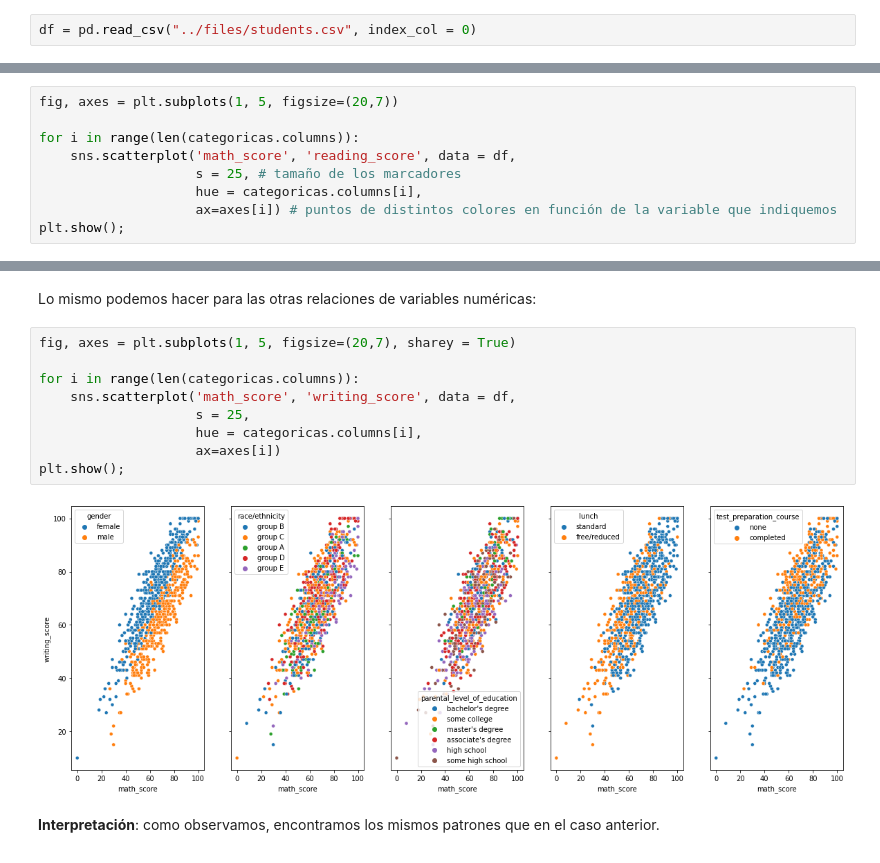
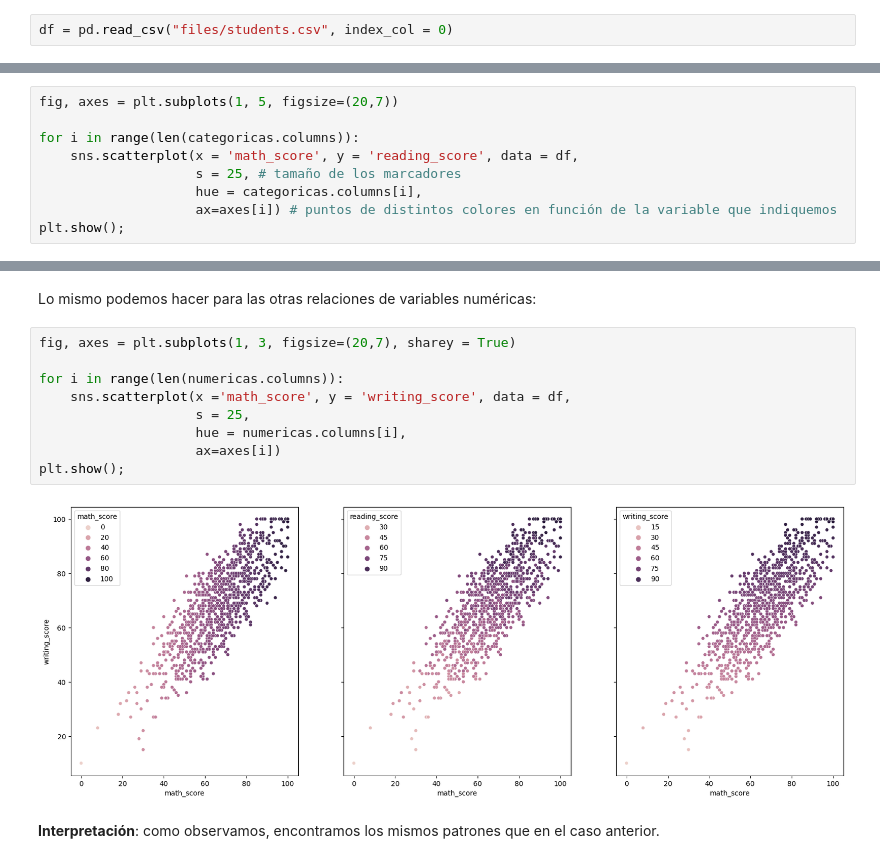
Before and after one commit to paulafuenteg/ejercicios_clase, a Jupyter notebook: EDA/EDA-III_Analisis-Exploratorio-Grafico.ipynb, the cells around one changed output, grey strips where cells are left out. Drawn from its saved outputs; the diff is of its cells as text.

```diff
--- a/EDA/EDA-III_Analisis-Exploratorio-Grafico.ipynb
+++ b/EDA/EDA-III_Analisis-Exploratorio-Grafico.ipynb
@@ -30,7 +30,7 @@ warnings.filterwarnings('ignore')
 # %% [markdown]
 En esta lección seguiremos trabajando con el *DataFrame* de datos de los estudiantes. Lo cargamos 👇🏽:
 # %%
-df = pd.read_csv("../files/students.csv", index_col = 0)
+df = pd.read_csv("files/students.csv", index_col = 0)
 # %%
 nuevas_columnas = {col: col.replace(" ", "_") for col in df.columns}
 df.rename(columns = nuevas_columnas, inplace = True)
@@ -100,7 +116,7 @@ plt.show();
 fig, axes = plt.subplots(1, 5, figsize=(20,7))
 
 for i in range(len(categoricas.columns)):
-    sns.scatterplot('math_score', 'reading_score', data = df,
+    sns.scatterplot(x = 'math_score', y = 'reading_score', data = df,
                     s = 25, # tamaño de los marcadores
                     hue = categoricas.columns[i],
                     ax=axes[i]) # puntos de distintos colores en función de la variable que indiquemos
@@ -112,16 +128,16 @@ plt.show();
 # %% [markdown]
 Lo mismo podemos hacer para las otras relaciones de variables numéricas:
 # %%
-fig, axes = plt.subplots(1, 5, figsize=(20,7), sharey = True)
+fig, axes = plt.subplots(1, 3, figsize=(20,7), sharey = True)
 
-for i in range(len(categoricas.columns)):
-    sns.scatterplot('math_score', 'writing_score', data = df,
+for i in range(len(numericas.columns)):
+    sns.scatterplot(x ='math_score', y = 'writing_score', data = df,
                     s = 25,
-                    hue = categoricas.columns[i],
+                    hue = numericas.columns[i],
                     ax=axes[i])
 plt.show();
 # %% [output]
-[figure, old version]
+[figure, new version]
 # %% [markdown]
 **Interpretación**: como observamos, encontramos los mismos patrones que en el caso anterior.
 # %%
```
Also changed, not shown: parts of 31 cells of this notebook, 10 other files.
